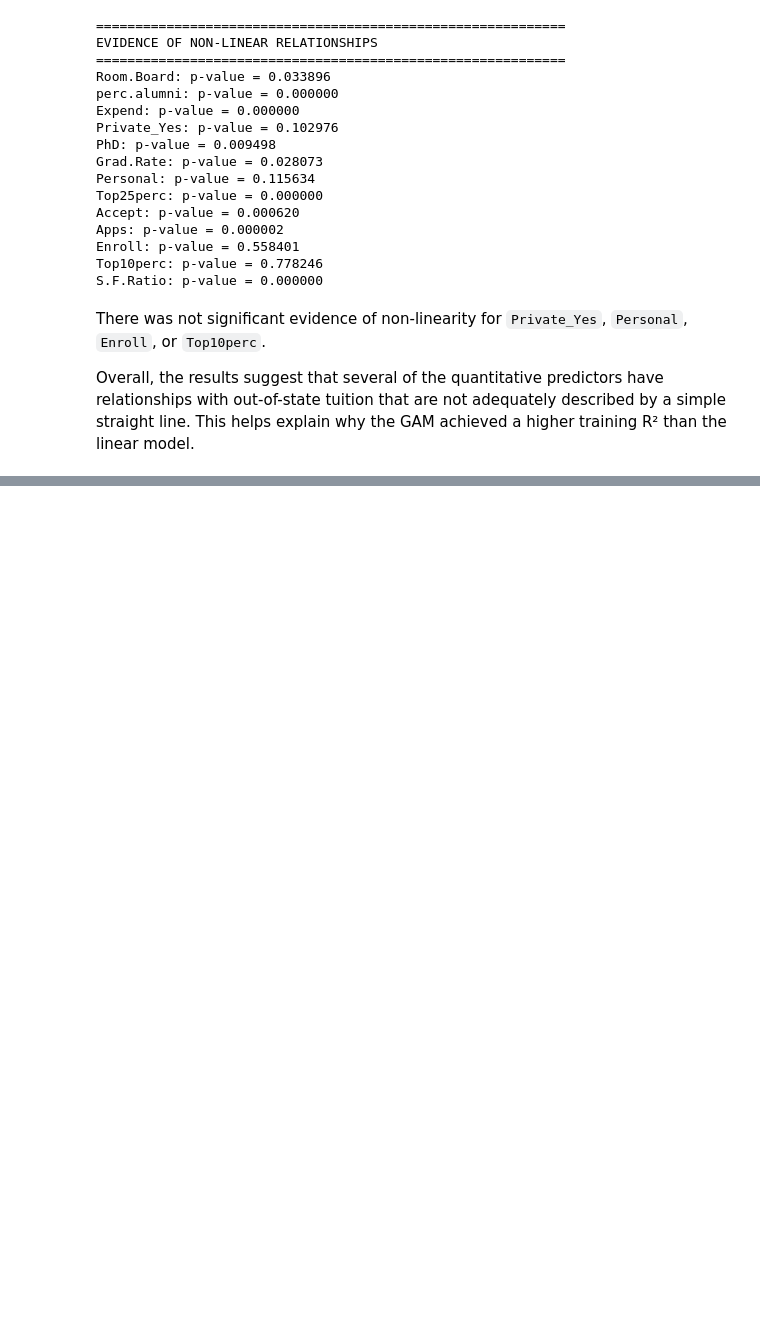
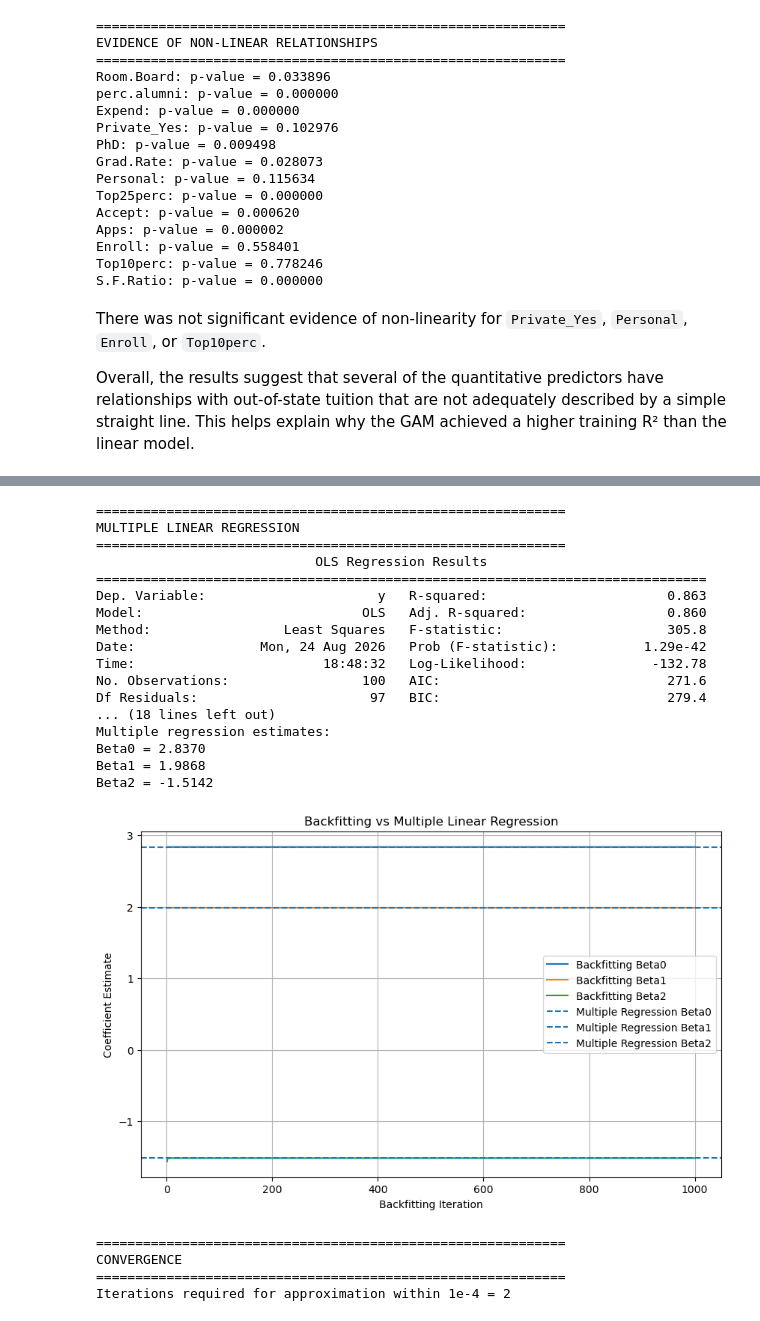
Before and after one commit to sumukha-r/isl-python-solutions, a Jupyter notebook: Chapter07-Moving-Beyond-Linearity/Chapter07-Moving-Beyond-Linearity.ipynb, the cells around one changed output, grey strips where cells are left out. Drawn from its saved outputs; the diff is of its cells as text; code cells hidden in the pictures; blank space fills up the shorter version.

```diff
--- a/Chapter07-Moving-Beyond-Linearity/Chapter07-Moving-Beyond-Linearity.ipynb
+++ b/Chapter07-Moving-Beyond-Linearity/Chapter07-Moving-Beyond-Linearity.ipynb
@@ -855,0 +919,64 @@ Overall, the results suggest that several of the quantitative predictors have re
+# %%
+X_multiple = sm.add_constant(np.column_stack((X1, X2)))
+multiple_model = sm.OLS(Y, X_multiple).fit()
+multiple_coef = multiple_model.params
+
+print("\n" + "=" * 60)
+print("MULTIPLE LINEAR REGRESSION")
+print("=" * 60)
+print(multiple_model.summary())
+
+print("\nMultiple regression estimates:")
+print(f"Beta0 = {multiple_coef[0]:.4f}")
+print(f"Beta1 = {multiple_coef[1]:.4f}")
+print(f"Beta2 = {multiple_coef[2]:.4f}")
+
+# Overlay multiple regression coefficient estimates
+plt.figure(figsize=(10, 6))
+plt.plot(history["Iteration"], history["Beta0"], label="Backfitting Beta0")
+plt.plot(history["Iteration"], history["Beta1"], label="Backfitting Beta1")
+plt.plot(history["Iteration"], history["Beta2"], label="Backfitting Beta2")
+
+plt.axhline(multiple_coef[0], linestyle="--", label="Multiple Regression Beta0")
+plt.axhline(multiple_coef[1], linestyle="--", label="Multiple Regression Beta1")
+plt.axhline(multiple_coef[2], linestyle="--", label="Multiple Regression Beta2")
+
+plt.xlabel("Backfitting Iteration")
+plt.ylabel("Coefficient Estimate")
+plt.title("Backfitting vs Multiple Linear Regression")
+plt.legend()
+plt.grid(True)
+plt.show()
+# %% [output]
+============================================================
+MULTIPLE LINEAR REGRESSION
+============================================================
+                            OLS Regression Results
+==============================================================================
+Dep. Variable:                      y   R-squared:                       0.863
+Model:                            OLS   Adj. R-squared:                  0.860
+Method:                 Least Squares   F-statistic:                     305.8
+Date:                Mon, 24 Aug 2026   Prob (F-statistic):           1.29e-42
+Time:                        18:48:32   Log-Likelihood:                -132.78
+No. Observations:                 100   AIC:                             271.6
+Df Residuals:                      97   BIC:                             279.4
+... (18 lines left out)
+Multiple regression estimates:
+Beta0 = 2.8370
+Beta1 = 1.9868
+Beta2 = -1.5142
+[figure, added]
+# %%
+target = multiple_coef
+errors = np.max(np.abs(history[["Beta0", "Beta1", "Beta2"]].values - target), axis=1)
+good_iteration = np.where(errors < 1e-4)[0][0] + 1
+
+print("\n" + "=" * 60)
+print("CONVERGENCE")
+print("=" * 60)
+print(f"Iterations required for approximation within 1e-4 = {good_iteration}")
+# %% [output]
+============================================================
+CONVERGENCE
+============================================================
+Iterations required for approximation within 1e-4 = 2
```
Also changed, not shown: parts of 4 cells of this notebook, 1 other file.
